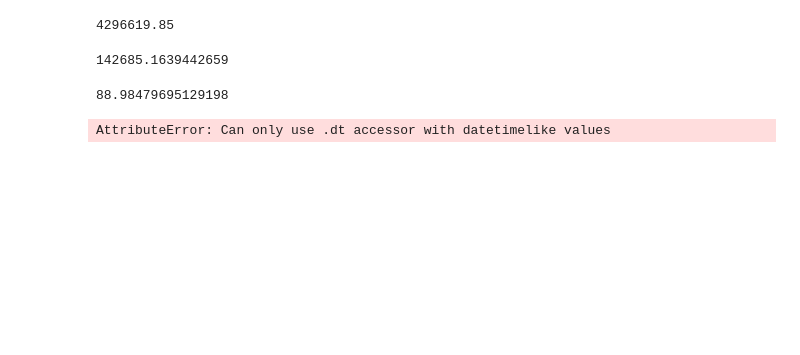
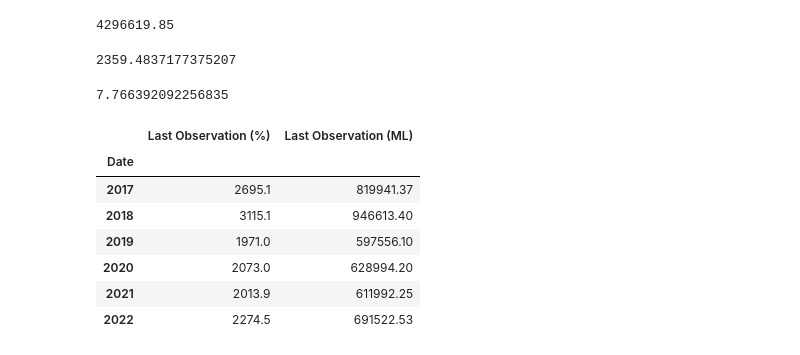
Before and after one commit to mnperic/seq-rainfall-catchment, a Jupyter notebook: seq_dam_levels.ipynb, the cells around one changed output. Drawn from its saved outputs; the diff is of its cells as text; code cells hidden in the pictures; blank space fills up the shorter version.

```diff
--- a/seq_dam_levels.ipynb
+++ b/seq_dam_levels.ipynb
@@ -161,6 +117,33 @@ atkinson_df
 # %%
 # Convert 'Date' columns in all .csvs to datetime
 
-merged_dam_df['Date'] = pd.to_datetime(merged_dam_df['Date'])
-merged_dam_df
+atkinson_df['Date'] = pd.to_datetime(atkinson_df['Date'])
+baroon_pocket_df['Date'] = pd.to_datetime(baroon_pocket_df['Date'])
+bill_gunn_df['Date'] = pd.to_datetime(bill_gunn_df['Date'])
+borumba_df['Date'] = pd.to_datetime(borumba_df['Date'])
+cedar_pocket_df['Date'] = pd.to_datetime(cedar_pocket_df['Date'])
+clarendon_df['Date'] = pd.to_datetime(clarendon_df['Date'])
+cooloolabin_df['Date'] = pd.to_datetime(cooloolabin_df['Date'])
+enoggera_df['Date'] = pd.to_datetime(enoggera_df['Date'])
+ewen_maddock_df['Date'] = pd.to_datetime(ewen_maddock_df['Date'])
+gold_creek_df['Date'] = pd.to_datetime(gold_creek_df['Date'])
+hinze_df['Date'] = pd.to_datetime(hinze_df['Date'])
+lake_kurwongbah_df['Date'] = pd.to_datetime(lake_kurwongbah_df['Date'])
+lake_macdonald_df['Date'] = pd.to_datetime(lake_macdonald_df['Date'])
+lake_manchester_df['Date'] = pd.to_datetime(lake_manchester_df['Date'])
+lake_samsonvale_df['Date'] = pd.to_datetime(lake_samsonvale_df['Date'])
+leslie_harrison_df['Date'] = pd.to_datetime(leslie_harrison_df['Date'])
+little_nerang_df['Date'] = pd.to_datetime(little_nerang_df['Date'])
+maroon_df['Date'] = pd.to_datetime(maroon_df['Date'])
+moogerah_df['Date'] = pd.to_datetime(moogerah_df['Date'])
+nindooinbah_df['Date'] = pd.to_datetime(nindooinbah_df['Date'])
+poona_df['Date'] = pd.to_datetime(poona_df['Date'])
+seq_water_grid_df['Date'] = pd.to_datetime(seq_water_grid_df['Date'])
+somerset_df['Date'] = pd.to_datetime(somerset_df['Date'])
+wappa_df['Date'] = pd.to_datetime(wappa_df['Date'])
+somerset_df['Date'] = pd.to_datetime(somerset_df['Date'])
+wivenhoe_df['Date'] = pd.to_datetime(wivenhoe_df['Date'])
+wyaralong_df['Date'] = pd.to_datetime(wyaralong_df['Date'])
+
+atkinson_df.dtypes
 # %% [output]
@@ -208,12 +186,12 @@ atkinson_total_ML
 # %% [output]
 4296619.85
 # %%
-# Calculate average of 'Last Observation (ML)' for each dam + total (merged_dam_df)
-
-merged_avg_ML = merged_dam_df['Last Observation (ML)'].mean()
+# Calculate average of 'Last Observation (ML)' for each dam + SEQ Water Grid
 
 atkinson_avg_ML = atkinson_df['Last Observation (ML)'].mean()
 baroon_pocket_avg_ML = baroon_pocket_df['Last Observation (ML)'].mean()
+bill_gunn_avg_ML = bill_gunn_df['Last Observation (ML)'].mean()
+borumba_avg_ML = borumba_df['Last Observation (ML)'].mean()
 cedar_pocket_avg_ML = cedar_pocket_df['Last Observation (ML)'].mean()
 clarendon_avg_ML = clarendon_df['Last Observation (ML)'].mean()
 cooloolabin_avg_ML = cooloolabin_df['Last Observation (ML)'].mean()
@@ -224,11 +202,12 @@ hinze_avg_ML = hinze_df['Last Observation (ML)'].mean()
 lake_kurwongbah_avg_ML = lake_kurwongbah_df['Last Observation (ML)'].mean()
 lake_macdonald_avg_ML = lake_macdonald_df['Last Observation (ML)'].mean()
 lake_manchester_avg_ML = lake_manchester_df['Last Observation (ML)'].mean()
+lake_samsonvale_avg_ML = lake_samsonvale_df['Last Observation (ML)'].mean()
 leslie_harrison_avg_ML = leslie_harrison_df['Last Observation (ML)'].mean()
 little_nerang_avg_ML = little_nerang_df['Last Observation (ML)'].mean()
 maroon_avg_ML = maroon_df['Last Observation (ML)'].mean()
+moogerah_avg_ML = moogerah_df['Last Observation (ML)'].mean()
 nindooinbah_avg_ML = nindooinbah_df['Last Observation (ML)'].mean()
-north_pine_avg_ML = north_pine_df['Last Observation (ML)'].mean()
 poona_avg_ML = poona_df['Last Observation (ML)'].mean()
 seq_water_grid_avg_ML = seq_water_grid_df['Last Observation (ML)'].mean()
 somerset_avg_ML = somerset_df['Last Observation (ML)'].mean()
@@ -236,16 +215,16 @@ wappa_avg_ML = wappa_df['Last Observation (ML)'].mean()
 wivenhoe_avg_ML = wivenhoe_df['Last Observation (ML)'].mean()
 wyaralong_avg_ML = wyaralong_df['Last Observation (ML)'].mean()
 
-merged_avg_ML
+atkinson_avg_ML
 # %% [output]
-142685.1639442659
+2359.4837177375207
 # %%
-# Calculate average of 'Last Observation (%)' for each dam + total (merged_dam_df)
-
-merged_avg_percent = merged_dam_df['Last Observation (%)'].mean()
+# Calculate average of 'Last Observation (%)' for each dam + SEQ Water Grid
 
 atkinson_avg_percent = atkinson_df['Last Observation (%)'].mean()
 baroon_pocket_avg_percent = baroon_pocket_df['Last Observation (%)'].mean()
+bill_gunn_avg_percent = bill_gunn_df['Last Observation (%)'].mean()
+borumba_avg_percent = borumba_df['Last Observation (%)'].mean()
 cedar_pocket_avg_percent = cedar_pocket_df['Last Observation (%)'].mean()
 clarendon_avg_percent = clarendon_df['Last Observation (%)'].mean()
 cooloolabin_avg_percent = cooloolabin_df['Last Observation (%)'].mean()
@@ -256,11 +235,12 @@ hinze_avg_percent = hinze_df['Last Observation (%)'].mean()
 lake_kurwongbah_avg_percent = lake_kurwongbah_df['Last Observation (%)'].mean()
 lake_macdonald_avg_percent = lake_macdonald_df['Last Observation (%)'].mean()
 lake_manchester_avg_percent = lake_manchester_df['Last Observation (%)'].mean()
+lake_samsonvale_avg_percent = lake_samsonvale_df['Last Observation (%)'].mean()
 leslie_harrison_avg_percent = leslie_harrison_df['Last Observation (%)'].mean()
 little_nerang_avg_percent = little_nerang_df['Last Observation (%)'].mean()
 maroon_avg_percent = maroon_df['Last Observation (%)'].mean()
+moogerah_avg_percent = moogerah_df['Last Observation (%)'].mean()
 nindooinbah_avg_percent = nindooinbah_df['Last Observation (%)'].mean()
-north_pine_avg_percent = north_pine_df['Last Observation (%)'].mean()
 poona_avg_percent = poona_df['Last Observation (%)'].mean()
 seq_water_grid_avg_percent = seq_water_grid_df['Last Observation (%)'].mean()
 somerset_avg_percent = somerset_df['Last Observation (%)'].mean()
@@ -268,42 +248,48 @@ wappa_avg_percent = wappa_df['Last Observation (%)'].mean()
 wivenhoe_avg_percent = wivenhoe_df['Last Observation (%)'].mean()
 wyaralong_avg_percent = wyaralong_df['Last Observation (%)'].mean()
 
-merged_avg_percent
+atkinson_avg_percent
 # %% [output]
-88.98479695129198
+7.766392092256835
 # %%
 # Group by year and calculate yearly totals
 
-merged_dam_yearly_df = merged_dam_df.groupby(merged_dam_df['Date'].dt.to_period('Y')).sum()
-
 atkinson_yearly_df = atkinson_df.groupby(atkinson_df['Date'].dt.to_period('Y')).sum()
 baroon_pocket_yearly_df = baroon_pocket_df.groupby(baroon_pocket_df['Date'].dt.to_period('Y')).sum()
-cedar_pocket_yearly_df = cedar_pocket_df.groupby(cedar_pocket_df['Date'].dt.to_period('Y')).sum()
+bill_gunn_year_df = bill_gunn_df.groupby(bill_gunn_df['Date'].dt.to_period('Y')).sum()
+borumba_year_df = borumba_df.groupby(borumba_df['Date'].dt.to_period('Y')).sum()
 clarendon_yearly_df = clarendon_df.groupby(clarendon_df['Date'].dt.to_period('Y')).sum()
 cooloolabin_yearly_df = cooloolabin_df.groupby(cooloolabin_df['Date'].dt.to_period('Y')).sum()
 enoggera_yearly_df = enoggera_df.groupby(enoggera_df['Date'].dt.to_period('Y')).sum()
 ewen_maddock_yearly_df = ewen_maddock_df.groupby(ewen_maddock_df['Date'].dt.to_period('Y')).sum()
 gold_creek_yearly_df = gold_creek_df.groupby(gold_creek_df['Date'].dt.to_period('Y')).sum()
 hinze_yearly_df = hinze_df.groupby(hinze_df['Date'].dt.to_period('Y')).sum()
 lake_kurwongbah_yearly_df = lake_kurwongbah_df.groupby(lake_kurwongbah_df['Date'].dt.to_period('Y')).sum()
 lake_macdonald_yearly_df = lake_macdonald_df.groupby(lake_macdonald_df['Date'].dt.to_period('Y')).sum()
 lake_manchester_yearly_df = lake_manchester_df.groupby(lake_manchester_df['Date'].dt.to_period('Y')).sum()
+lake_samsonvale_yearly_df = lake_samsonvale_df.groupby(lake_samsonvale_df['Date'].dt.to_period('Y')).sum()
 leslie_harrison_yearly_df = leslie_harrison_df.groupby(leslie_harrison_df['Date'].dt.to_period('Y')).sum()
 little_nerang_yearly_df = little_nerang_df.groupby(little_nerang_df['Date'].dt.to_period('Y')).sum()
 maroon_yearly_df = maroon_df.groupby(maroon_df['Date'].dt.to_period('Y')).sum()
+moogerah_yearly_df = moogerah_df.groupby(moogerah_df['Date'].dt.to_period('Y')).sum()
 nindooinbah_yearly_df = nindooinbah_df.groupby(nindooinbah_df['Date'].dt.to_period('Y')).sum()
-north_pine_yearly_df = north_pine_df.groupby(north_pine_df['Date'].dt.to_period('Y')).sum()
 poona_yearly_df = poona_df.groupby(poona_df['Date'].dt.to_period('Y')).sum()
 seq_water_grid_yearly_df = seq_water_grid_df.groupby(seq_water_grid_df['Date'].dt.to_period('Y')).sum()
 somerset_yearly_df = somerset_df.groupby(somerset_df['Date'].dt.to_period('Y')).sum()
 wappa_yearly_df = wappa_df.groupby(wappa_df['Date'].dt.to_period('Y')).sum()
 wivenhoe_yearly_df = wivenhoe_df.groupby(wivenhoe_df['Date'].dt.to_period('Y')).sum()
 wyaralong_yearly_df = wyaralong_df.groupby(wyaralong_df['Date'].dt.to_period('Y')).sum()
 
-merged_dam_yearly_df = merged_dam_yearly_df.reset_index(drop=False)
-merged_dam_yearly_df
+atkinson_yearly_df
 # %% [output]
-AttributeError: Can only use .dt accessor with datetimelike values
+|  | Last Observation (%) | Last Observation (ML) |
+| Date |  |  |
+| 2017 | 2695.1 | 819941.37 |
+| 2018 | 3115.1 | 946613.40 |
+| 2019 | 1971.0 | 597556.10 |
+| 2020 | 2073.0 | 628994.20 |
+| 2021 | 2013.9 | 611992.25 |
+| 2022 | 2274.5 | 691522.53 |
 # %%
 # Group by month and calculate monthly totals
 
```
Also changed, not shown: parts of 8 cells of this notebook, 29 other files.
